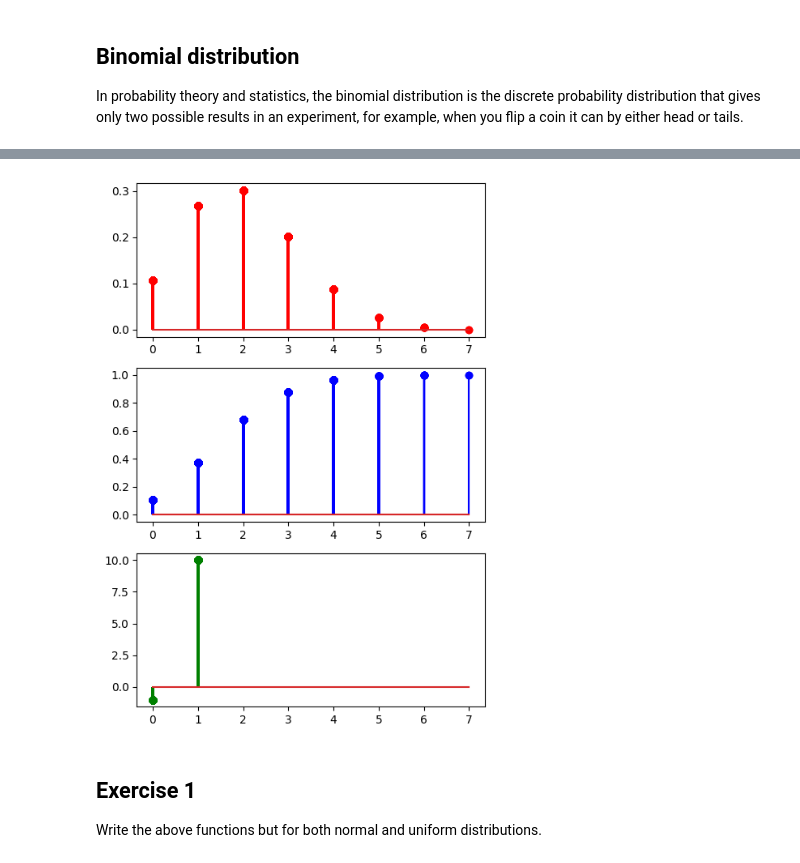
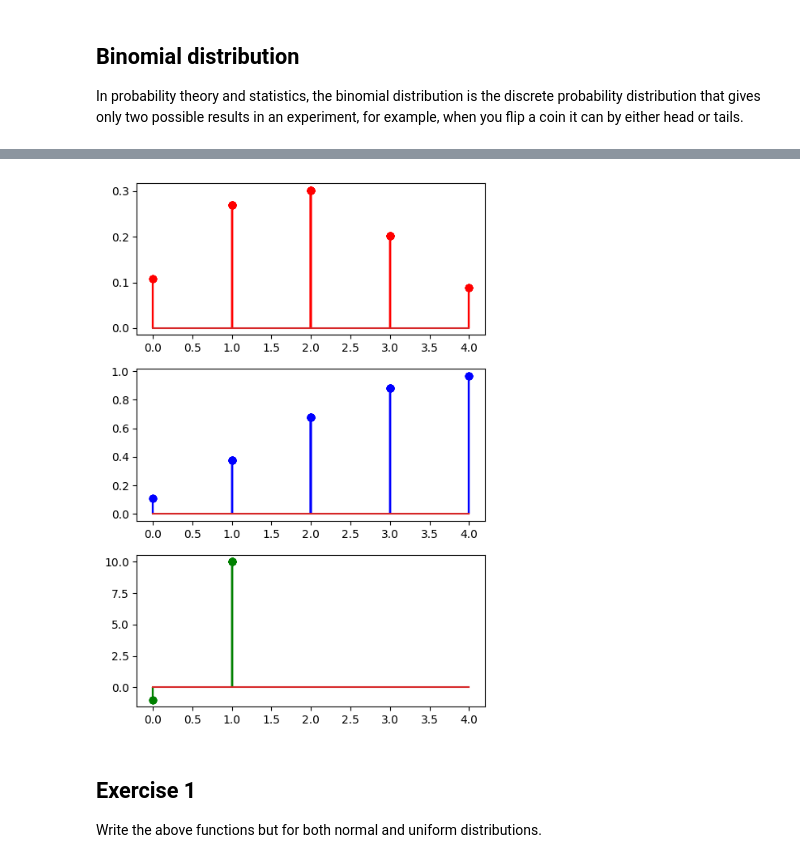
Before and after one commit to H0wl3r2001/probability-distribution-exercises-project-with-python, a Jupyter notebook: notebook/problems.ipynb, the cells around one changed output, grey strips where cells are left out. Saved outputs shown, nothing was run; the diff lists cells and outputs as text; code cells hidden in the pictures.

```diff
--- a/notebook/problems.ipynb
+++ b/notebook/problems.ipynb
@@ -57,29 +57,29 @@ Generate 2000 random values from a Binomial(10, 0.2) distribution: [1 4 3 ... 0
 # %%
 import matplotlib.pyplot as plt
 
-np.random.seed(42)
+np.random.seed(np.random.randint(10000))
 
 size = 10
 prob = 0.2
-data = rbinom(2000, size = 10, prob = 0.2)
+data = rbinom(50, size = 10, prob = 0.2)
 
 pmf = dbinom(data, size = size, prob = prob)
 cdf = pbinom(data, size = size, prob = prob)
 ppf = qbinom(data, size = size, prob = prob)
 
 fig, axis = plt.subplots(3, 1, figsize = (5, 7))
 
 axis[0].stem(data, pmf, "r-")
 axis[1].stem(data, cdf, "b-")
 axis[2].stem(data, ppf, "g-")
 
 # Adjust the layout
 plt.tight_layout()
 
 # Show the plot
 plt.show()
 # %% [output]
-[figure, old version]
+[figure, new version]
 # %% [markdown]
 ## Exercise 1
 
```
Also changed, not shown: parts of 3 cells of this notebook.
